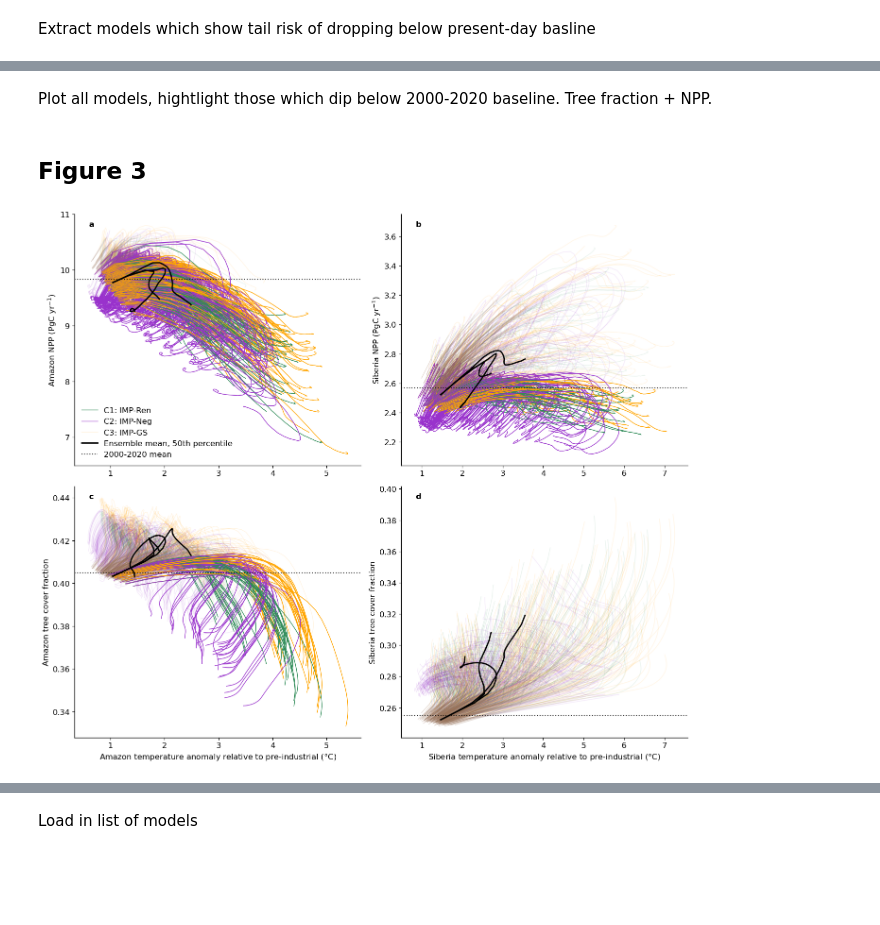
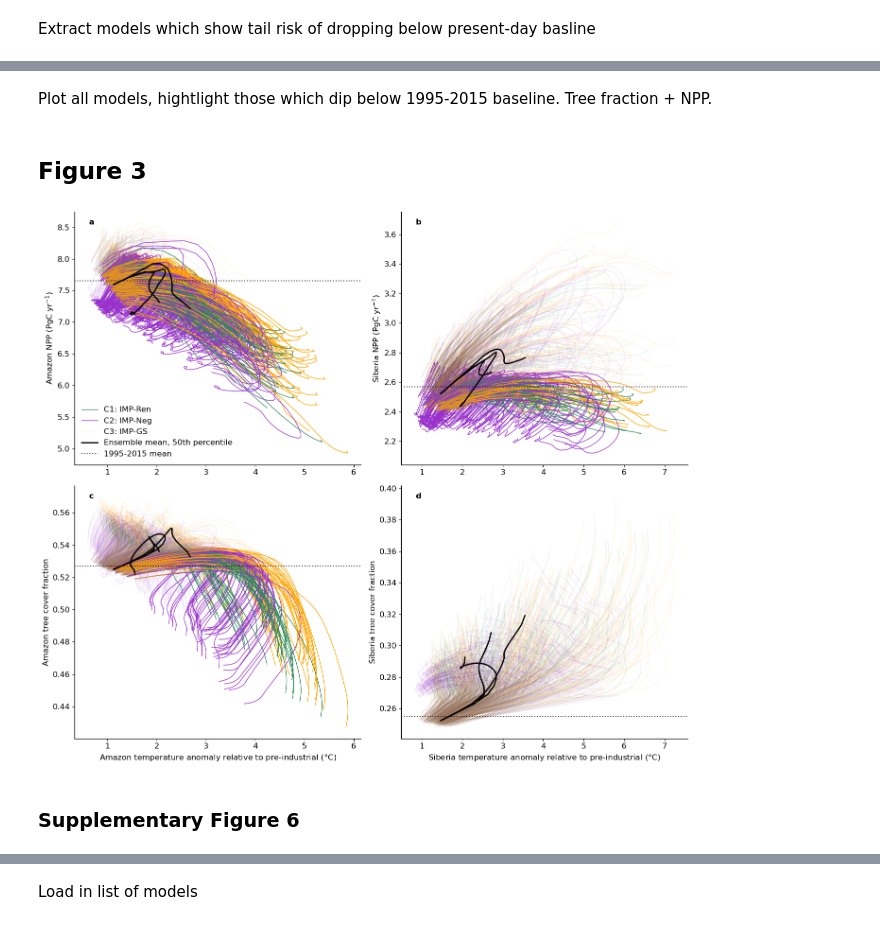
Before and after one commit to mo-gregmunday/ForestRisks, a Jupyter notebook: notebooks/all_other_figures.ipynb, the cells around one changed output, grey strips where cells are left out. Saved outputs shown, nothing was run; the diff lists cells and outputs as text; code cells hidden in the pictures; blank space fills up the shorter version.

```diff
--- a/notebooks/all_other_figures.ipynb
+++ b/notebooks/all_other_figures.ipynb
@@ -376,22 +482,20 @@ frac_stats = get_ensemble_statistics_2(frac_cubes)
 # %%
 %%capture
-npp_area_list_amazon_stats = get_regional_stats_2(npp_stats, region=region['amazon'])
-t1p5m_area_list_amazon_stats = get_regional_stats_2(t1p5m_stats, region=region['amazon'])
-frac_area_list_amazon_stats = get_regional_stats_frac_2(frac_stats, region=region['amazon'])
+npp_area_list_amazon_stats = get_regional_stats_amazon(npp_stats)
+t1p5m_area_list_amazon_stats = get_regional_stats_amazon(t1p5m_stats)
+frac_area_list_amazon_stats = get_regional_stats_amazon_frac(frac_stats)
 
 npp_area_list_siberia_stats = get_regional_stats_2(npp_stats, region=region['siberia'])
 t1p5m_area_list_siberia_stats = get_regional_stats_2(t1p5m_stats, region=region['siberia'])
 frac_area_list_siberia_stats = get_regional_stats_frac_2(frac_stats, region=region['siberia'])
-
-t1p5m_area_list_global_stats = get_regional_stats_2(t1p5m_stats, region=region['global'])
 # %% [markdown]
 Get all ESM responses for Amazon and Siberia
 # %%
 %%capture
-npp_area_list_amazon = get_regional_stats(npp_cubes, region=region['amazon'])
-t1p5m_area_list_amazon = get_regional_stats(t1p5m_cubes, region=region['amazon'])
-precip_area_list_amazon = get_regional_stats(precip_cubes, region=region['amazon'])
-frac_area_list_amazon = get_regional_stats_frac(frac_cubes, region=region['amazon'])
+npp_area_list_amazon = get_regional_stats(npp_cubes, region='amazon')
+t1p5m_area_list_amazon = get_regional_stats(t1p5m_cubes, region='amazon')
+precip_area_list_amazon = get_regional_stats(precip_cubes, region='amazon')
+frac_area_list_amazon = get_regional_stats_frac(frac_cubes, region='amazon')
 
 npp_area_list_siberia = get_regional_stats(npp_cubes, region=region['siberia'])
 t1p5m_area_list_siberia = get_regional_stats(t1p5m_cubes, region=region['siberia'])
@@ -402,7 +506,7 @@ Calculate region areas
 # %%
 # calculate amazon grid area
 area_cube = iris.load_cube(f'{parent_dir}/data/ForestRisks_Zenodo/JULES_output/gmtchange_es_area.nc')
-amazon_area = np.sum(ext(area_cube, region['amazon']).data) * 1e6 # km2 = m2
+amazon_area = np.sum(extract_amazon_basin(area_cube).data) * 1e6 # km2 = m2
 siberia_area = np.sum(ext(area_cube, region['siberia']).data) * 1e6 # km2 = m2
 amazon_conv = amazon_area / 1e12 # conv: kg m-2 y-1 -> PgC
 siberia_conv = siberia_area / 1e12 # conv: kg m-2 y-1 -> PgC
@@ -465,6 +567,6 @@ NPP baseline amazon: 9.834009253483385
 NPP baseline siberia: 2.5685072983979635
 # %% [markdown]
-Plot all models, hightlight those which dip below 2000-2020 baseline. Tree fraction + NPP.
+Plot all models, hightlight those which dip below 1995-2015 baseline. Tree fraction + NPP.
 # %% [markdown]
 ## Figure 3
 # %%
@@ -584,35 +686,38 @@ ax[1, 0].set_ylabel('Amazon tree cover fraction')
 ax[1, 0].set_xlabel('Amazon temperature anomaly relative to pre-industrial ($\degree$C)')
 ax[1, 1].set_ylabel('Siberia tree cover fraction')
 
 ax[0, 0].set_ylabel('Amazon NPP (PgC yr$^{-1}$)')
 ax[1, 1].set_xlabel('Siberia temperature anomaly relative to pre-industrial ($\degree$C)')
 ax[0, 1].set_ylabel('Siberia NPP (PgC yr$^{-1}$)')
 
 # 2000-2020 mean hlines
-ax[1, 0].axhline(frac_baseline_amazon, color='black', linestyle='dotted', label='2000-2020 mean', alpha=0.8)
-ax[1, 1].axhline(frac_baseline_siberia, color='black', linestyle='dotted', label='2000-2020 mean', alpha=0.8)
-ax[0, 0].axhline(npp_baseline_amazon*amazon_conv, color='black', linestyle='dotted', label='2000-2020 mean', alpha=0.8)
-ax[0, 1].axhline(npp_baseline_siberia*siberia_conv, color='black', linestyle='dotted', label='2000-2020 mean', alpha=0.8)
+ax[1, 0].axhline(frac_baseline_amazon, color='black', linestyle='dotted', label='1995-2015 mean', alpha=0.8)
+ax[1, 1].axhline(frac_baseline_siberia, color='black', linestyle='dotted', label='1995-2015 mean', alpha=0.8)
+ax[0, 0].axhline(npp_baseline_amazon*amazon_conv, color='black', linestyle='dotted', label='1995-2015 mean', alpha=0.8)
+ax[0, 1].axhline(npp_baseline_siberia*siberia_conv, color='black', linestyle='dotted', label='1995-2015 mean', alpha=0.8)
 
 # Region annotations
 ax[0, 0].text(0.05, 0.95, 'a', transform=ax[0, 0].transAxes, color='black', weight='bold')
 ax[0, 1].text(0.05, 0.95, 'b', transform=ax[0, 1].transAxes, color='black', weight='bold')
 ax[1, 0].text(0.05, 0.95, 'c', transform=ax[1, 0].transAxes, color='black', weight='bold')
 ax[1, 1].text(0.05, 0.95, 'd', transform=ax[1, 1].transAxes, color='black', weight='bold')
 
 ax[0, 0].legend(loc='lower left', frameon=False)
 
 ax[0, 0].spines[['right', 'top']].set_visible(False)
 ax[0, 1].spines[['right', 'top']].set_visible(False)
 ax[1, 0].spines[['right', 'top']].set_visible(False)
 ax[1, 1].spines[['right', 'top']].set_visible(False)
 
 for axis in ['top','bottom','left','right']:
     ax[0, 0].spines[axis].set_linewidth(1)
     ax[0, 1].spines[axis].set_linewidth(1)
     ax[1, 0].spines[axis].set_linewidth(1)
     ax[1, 1].spines[axis].set_linewidth(1)
 
 plt.tight_layout()
+plt.savefig('../plots/figure_3_rev1.png', dpi=300)
 # %% [output]
-[figure, old version]
+[figure, new version]
+# %% [markdown]
+### Supplementary Figure 6
```
Also changed, not shown: parts of 29 cells of this notebook, 27 other files.
